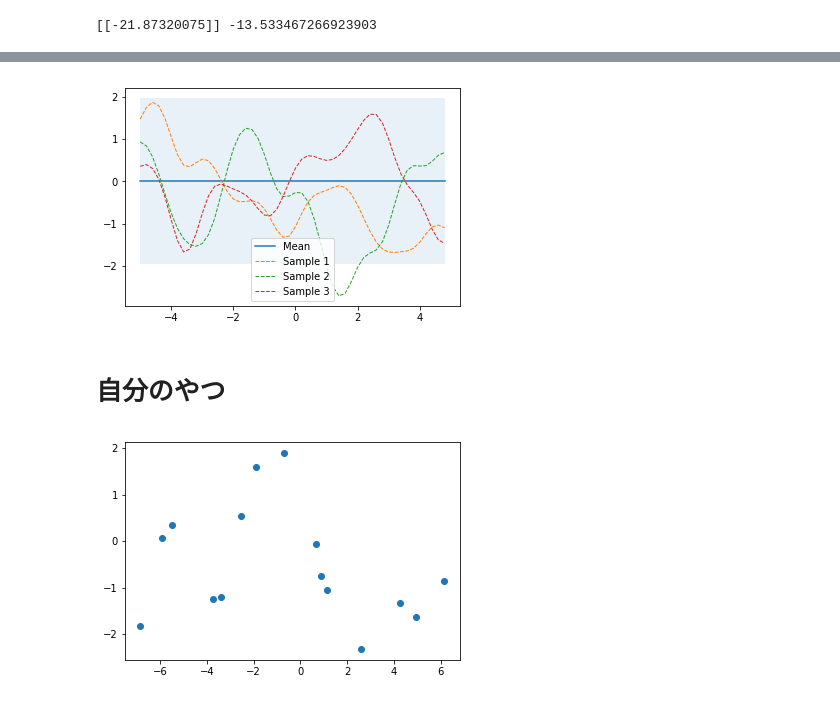
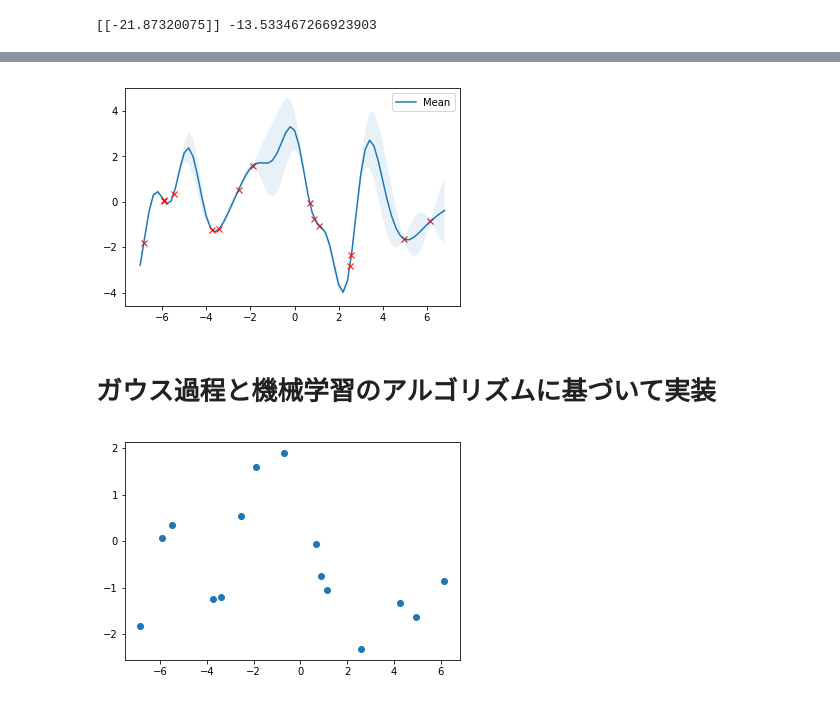
Before and after one commit to nukinuki555/Gaussian-Processe-Regression, a Jupyter notebook: Gaussian_Process_tutorial.ipynb, the cells around one changed output, grey strips where cells are left out. Drawn from its saved outputs; the diff is of its cells as text; code cells hidden in the pictures.

```diff
--- a/Gaussian_Process_tutorial.ipynb
+++ b/Gaussian_Process_tutorial.ipynb
@@ -134,21 +131,6 @@ def plot_gp(mu, cov, X, X_train=None, Y_train=None, samples=[]):
   if X_train is not None:
     plt.plot(X_train, Y_train, 'rx')
   plt.legend()
-# %%
-%matplotlib inline
-
-# from gaussian_processes_util import plot_gp
-
-X = np.arange(-5, 5, 0.2).reshape(-1, 1)
-
-mu = np.zeros(X.shape)
-cov = kernel(X, X)
-
-samples = np.random.multivariate_normal(mu.ravel(), cov, 3)
-
-plot_gp(mu, cov, X, samples=samples)
-# %% [output]
-[figure, removed]
 # %%
 from numpy.linalg import inv
 
@@ -166,5 +166,9 @@ def posterior_predictive(X_s, X_train, Y_train, l=1.0, sigma_f=1.0, sigma_y=1e-8
+# %%
+plot_gp(mu, var, xtest, X_train=xtrain, Y_train=ytrain)
+# %% [output]
+[figure, added]
 # %% [markdown]
-# 自分のやつ
+# ガウス過程と機械学習のアルゴリズムに基づいて実装
 # %%
 import pandas as pd
 import numpy as np
```
Also changed, not shown: parts of 14 cells of this notebook.
